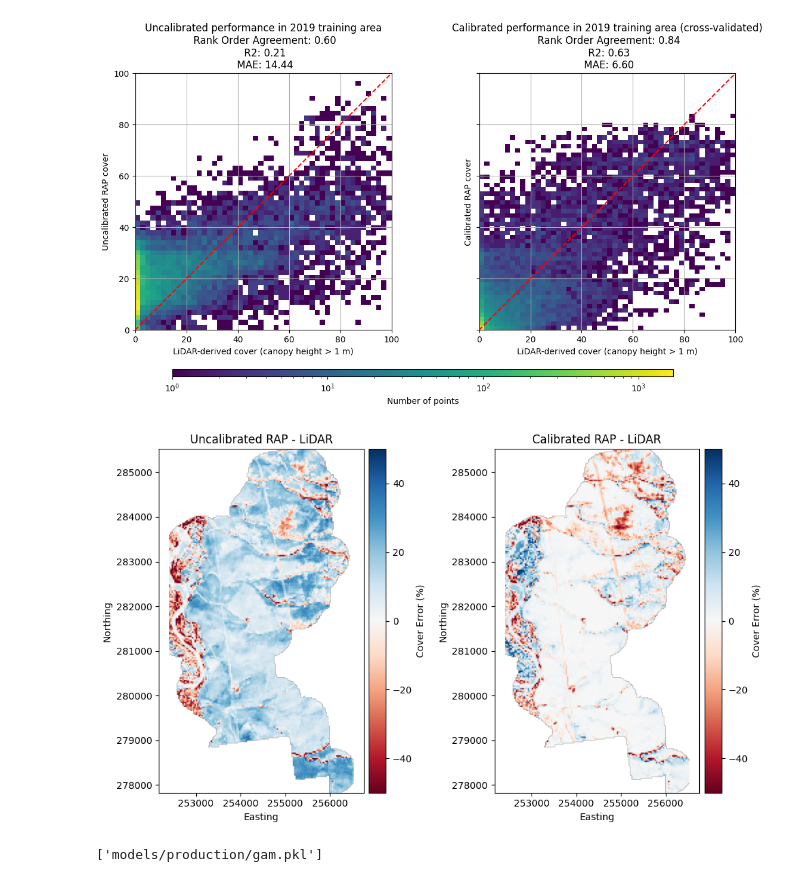
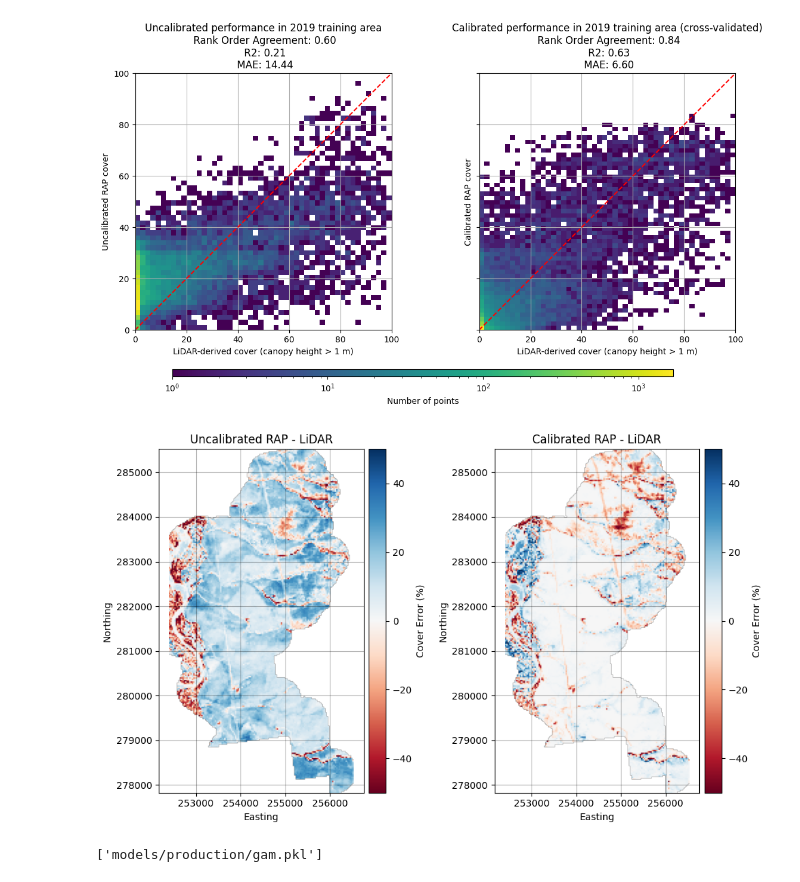
Before and after one commit to mosscoder/calibrate_rap, a Jupyter notebook: 08_training_set_eval.ipynb, the cells around one changed output. Saved outputs shown, nothing was run; the diff lists cells and outputs as text; code cells hidden in the pictures.

Commit message:
added grid to train maps

```diff
--- a/08_training_set_eval.ipynb
+++ b/08_training_set_eval.ipynb
@@ -303,34 +301,36 @@ fig, axes = plt.subplots(1, 2, figsize=(10, 6))
 im1 = axes[0].imshow(masked_raster_rap_error, extent=(min_easting, max_easting, min_northing, max_northing), cmap='RdBu', vmin=-50, vmax=50)
 axes[0].set_title('Uncalibrated RAP - LiDAR')
 cbar1 = plt.colorbar(im1, ax=axes[0], orientation='vertical', pad=0.02)
 cbar1.set_label('Cover Error (%)')
 axes[0].set_xlabel('Easting')
 axes[0].set_ylabel('Northing')
+axes[0].grid(True, color='black', alpha=0.3)
 
 # Plot the second raster (y_pred - y_test)
 im2 = axes[1].imshow(masked_raster_pred_error, extent=(min_easting, max_easting, min_northing, max_northing), cmap='RdBu', vmin=-50, vmax=50)
 axes[1].set_title('Calibrated RAP - LiDAR')
 cbar2 = plt.colorbar(im2, ax=axes[1], orientation='vertical', pad=0.02)
 cbar2.set_label('Cover Error (%)')
 axes[1].set_xlabel('Easting')
 axes[1].set_ylabel('Northing')
+axes[1].grid(True, color='black', alpha=0.3)
 
 plt.subplots_adjust(wspace=0.4, hspace=0.1)  # Adjust wspace (width space) and hspace (height space)
 
 # Set the same y-limits for all axes
 axes[0].set_ylim(min_northing, max_northing)
 axes[1].set_ylim(min_northing, max_northing)
 
 # Set aspect ratio for all subplots to be equal
 for ax in axes:
     ax.set_aspect('equal', adjustable='datalim')
 
 plt.tight_layout()
 path_to_error_maps = 'results/figures/training_error_maps.png'
 plt.savefig(path_to_error_maps, dpi=300)
 plt.show()
 # %% [output]
-[figure, old version]
+[figure, new version]
 # %%
 # Add tpi to the feature dataframe
 X_production = X.copy()
```
Also changed, not shown: parts of 2 cells of this notebook, 3 other files.
